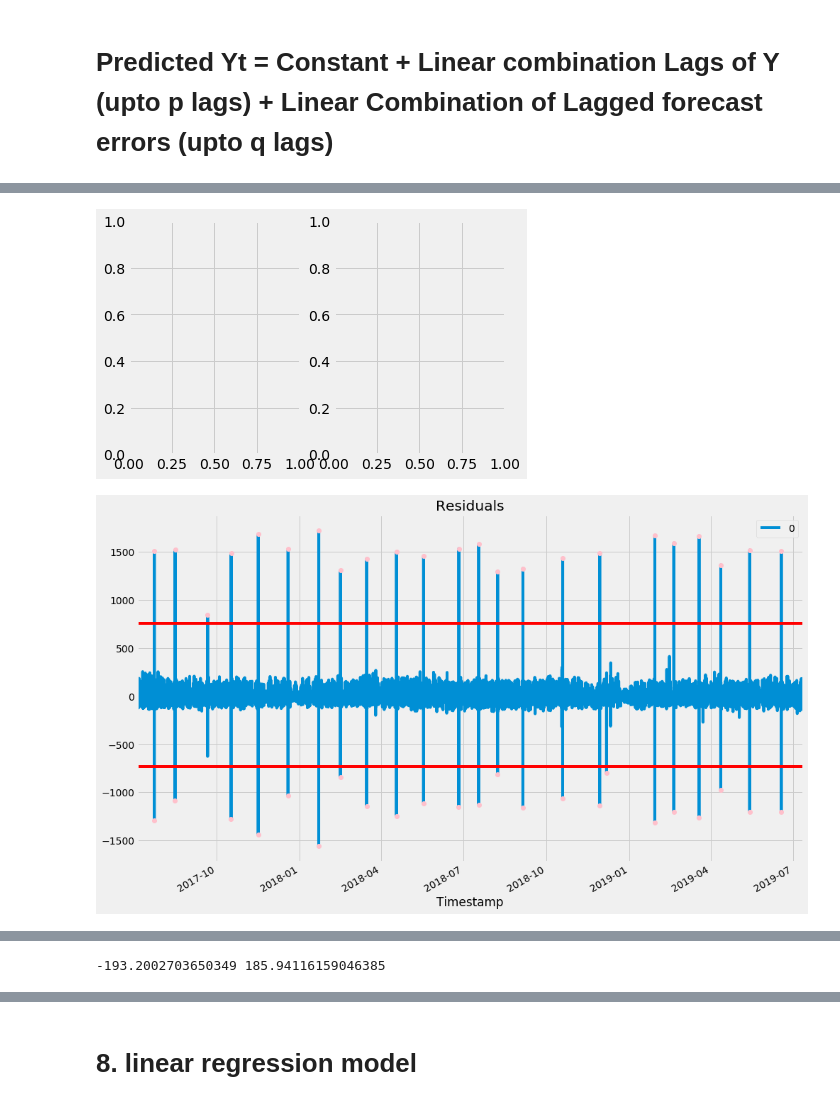
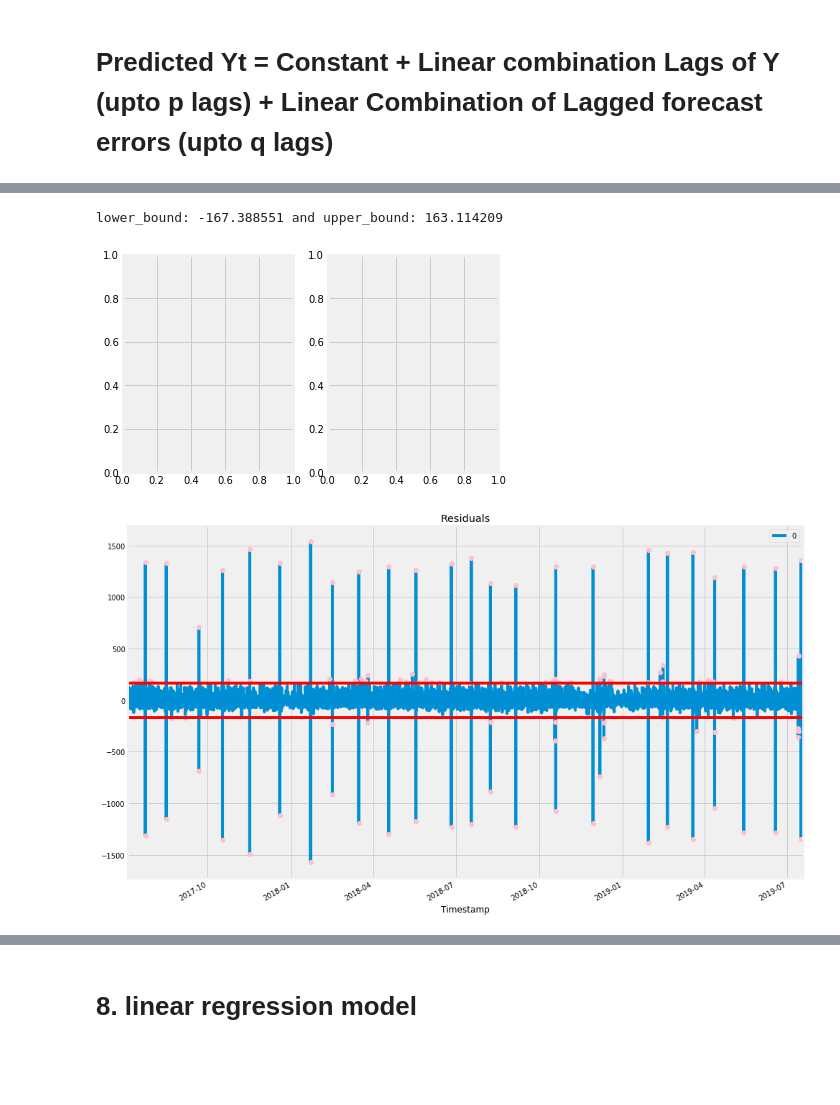
Before and after one commit to eco-data-science-team/ARIMA-Cluster-linear-regression-model, a Jupyter notebook: anormaly detection.ipynb, the cells around one changed output, grey strips where cells are left out. Saved outputs shown, nothing was run; the diff lists cells and outputs as text; code cells hidden in the pictures; blank space fills up the shorter version.

```diff
--- a/anormaly detection.ipynb
+++ b/anormaly detection.ipynb
@@ -520,13 +522,0 @@ plt.show()
-# %%
-#Couple of lags are well above the significance line. So, let’s tentatively fix q as 2.
-
-from statsmodels.graphics.tsaplots import plot_acf, plot_pacf
-
-plt.rcParams.update({'figure.figsize':(9,3), 'figure.dpi':120})
-
-fig, axes = plt.subplots(1, 2, sharex=True)
-axes[0].plot(df.value.diff()); axes[0].set_title('1st Differencing')
-axes[1].set(ylim=(0,1.2))
-plot_acf(df.value.diff().dropna(), ax=axes[1])
-
-plt.show()
@@ -533,8 +632,8 @@ plt.show()
 # %%
 from statsmodels.tsa.arima_model import ARIMA
 
-# fit model, determine the order, p ,q , d
-model = ARIMA(df.iloc[:,0], order=(1,1,0))
+# fit model, determine the order, p , d , q
+model = ARIMA(df.iloc[:,0], order=(2,1,2))
 model_fit = model.fit(disp=0)
 # make prediction
 yhat = model_fit.predict(len(df), len(df), typ='levels')
@@ -586,21 +646,44 @@ new_residual_outliers
 # %%
 from statsmodels.graphics.tsaplots import plot_acf, plot_pacf
 from statsmodels.tsa.arima_model import ARIMA
 
+# get the residuals of the orginal and fitted model
 residuals = pd.DataFrame(model_fit.resid)
 fig, axes = plt.subplots(1,2)
 residuals.plot(title="Residuals")
+
+# set standard for the outliers of 3*iqr
+a = residuals.iloc[:,0]
+q1 = np.percentile(a,25)
+q3 = np.percentile(a,75)
+iqr = q3 - q1
+lower_bound = q1 -(3 * iqr)
+upper_bound = q3 +(3 * iqr)
+print("lower_bound: %f" %lower_bound,"and","upper_bound: %f" %upper_bound)
+
+# get all the outliers based on standards
+a = (residuals[0]<lower_bound) | (residuals[0]>upper_bound)
+residual_outliers = residuals.loc[a]
+new_residual_outliers = residual_outliers.values.tolist()
+
+
 # mark the outliers and show in the graph
 for outlier in new_residual_outliers:
     residual_index = residuals.values.tolist().index(outlier)
     date_residual_index = residuals.index[residual_index]
     plt.plot(date_residual_index, outlier, color = 'pink', marker = 'o')
 #residuals.plot(kind='kde', title='Density', ax=ax[1])
 plt.gcf().set_size_inches(15, 10)
 # add residual slit lines
-plt.axhline(y = -731.4373630122202,color="red")
-plt.axhline(y = 752.3136825850719,color="red")
+
+# draw the threshold for the outliers
+plt.axhline(y = lower_bound,color="red")
+plt.axhline(y = upper_bound,color="red")
 plt.show()
+
+#print all the timestamp in regrading to the outliers
+print(residual_outliers.index)
 # %% [output]
+lower_bound: -167.388551 and upper_bound: 163.114209
-[figure, old version]
+[figure, new version]
-[figure, old version]
+[figure, new version]
@@ -609,12 +702,3 @@ a = residuals.iloc[:,0]
-# %%
-q1 = np.percentile(a,25)
-q3 = np.percentile(a,75)
-iqr = q3 - q1
-lower_bound = q1 -(3 * iqr)
-upper_bound = q3 +(3 * iqr)
-print(lower_bound,upper_bound)
-# %% [output]
--193.2002703650349 185.94116159046385
 # %%
 #get all residual outliers in a list: residual_outliers
 #plt.plot(r)
```
Also changed, not shown: parts of 26 cells of this notebook.
